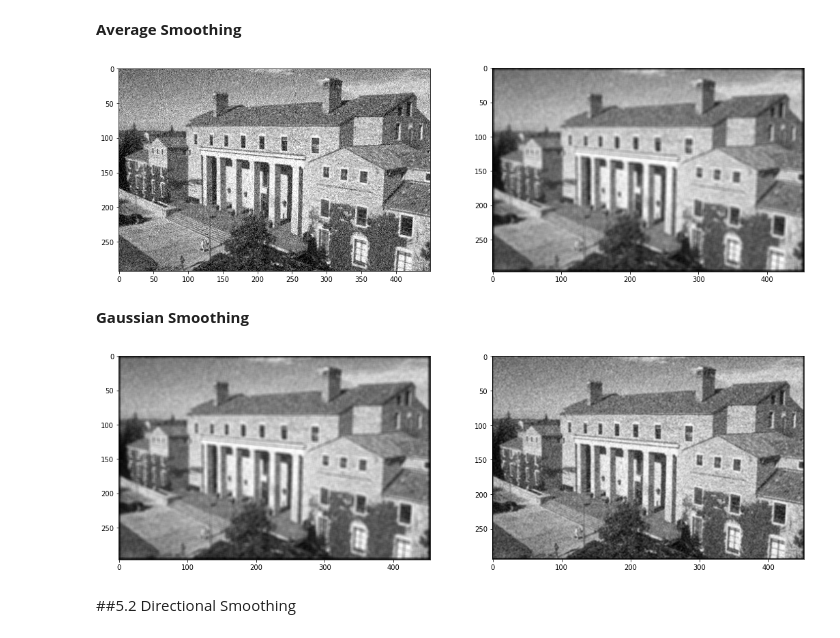
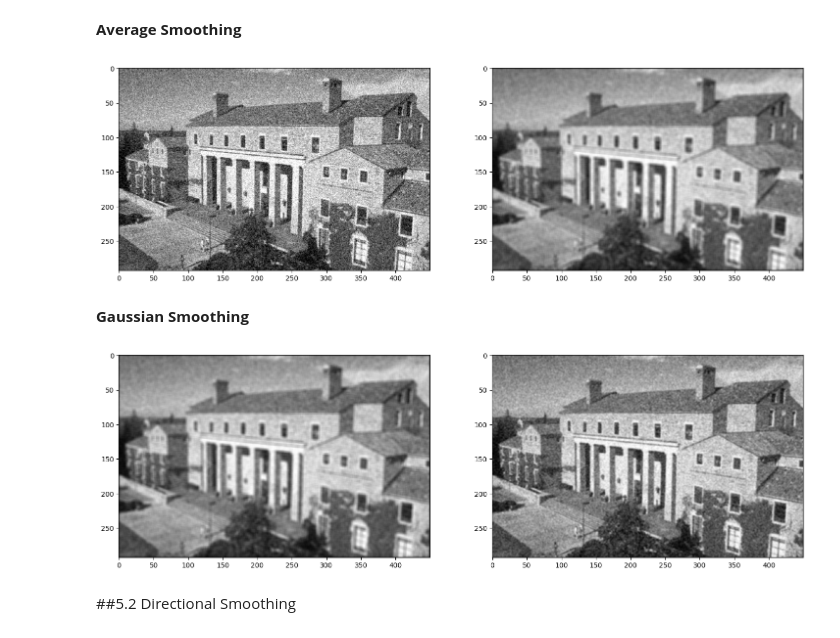
Before and after one commit to dnevo/ImageProcessing, a Jupyter notebook: ImageProcessingRecitation_05_NoiseReduction.ipynb, the cells around one changed output. Cells and saved outputs as stored; diff of their text form; code cells hidden in the pictures.

```diff
--- a/ImageProcessingRecitation_05_NoiseReduction.ipynb
+++ b/ImageProcessingRecitation_05_NoiseReduction.ipynb
@@ -86,23 +86,23 @@ Principal sources of Gaussian noise in digital images arise during acquisition:
 # %%
 FILTER_SIZE = 5
 filter=np.ones(shape=(FILTER_SIZE, FILTER_SIZE)) / (FILTER_SIZE**2)
-img2 = convolve(in1=img1, in2=filter)
+img2 = convolve(in1=img1, in2=filter, mode='same')
 
 plot_images(img1, img2)
 # %% [output]
-[figure, old version]
+[figure, new version]
 # %% [markdown]
 **Gaussian Smoothing**
 # %%
 filter = np.array([[1,2,1],
                    [2,4,2],
                    [1,2,1]])
 filter = filter / filter.sum()
-img3 = convolve(in1=img1, in2=filter)
+img3 = convolve(in1=img1, in2=filter, mode='same')
 
 plot_images(img2, img3)
 # %% [output]
-[figure, old version]
+[figure, new version]
 # %% [markdown]
 ##5.2 Directional Smoothing
 # %% [markdown]
```
